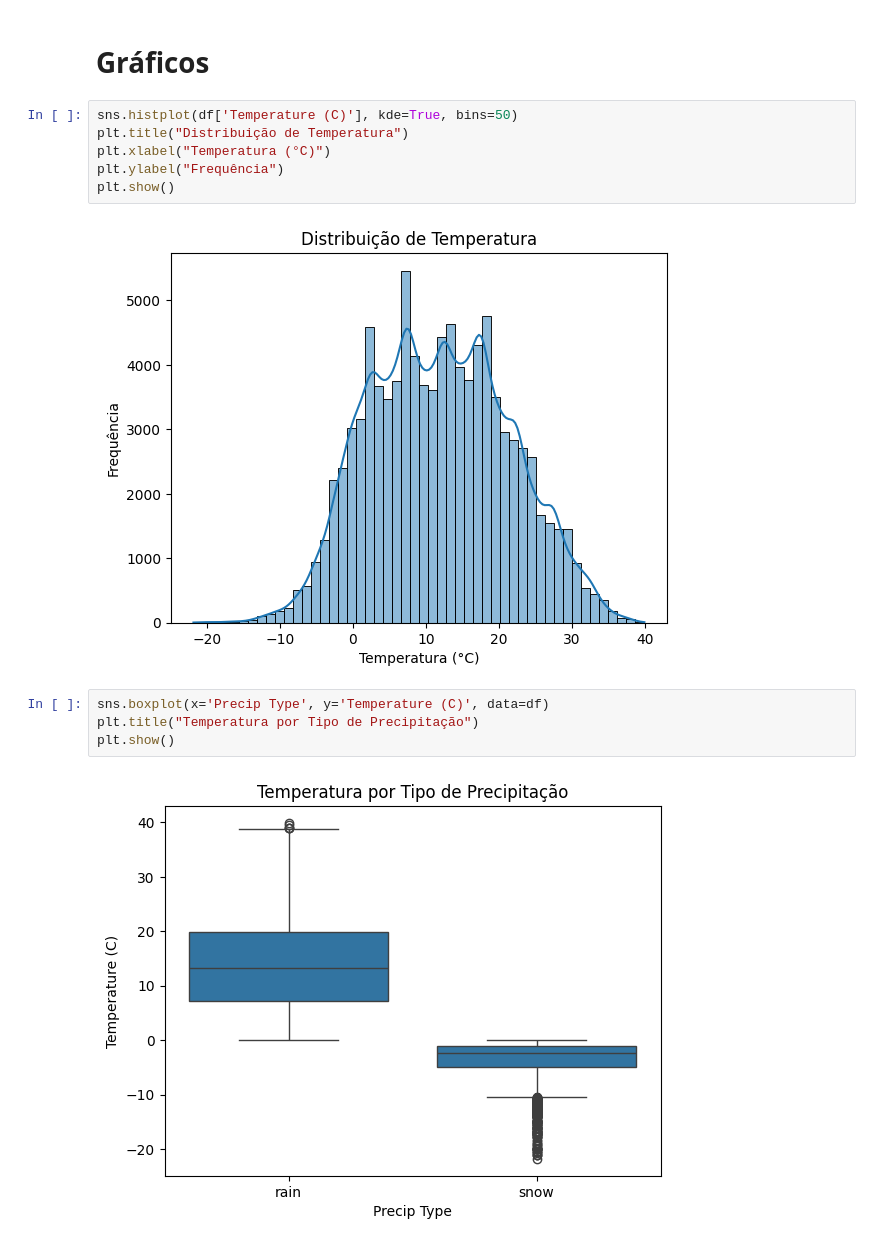
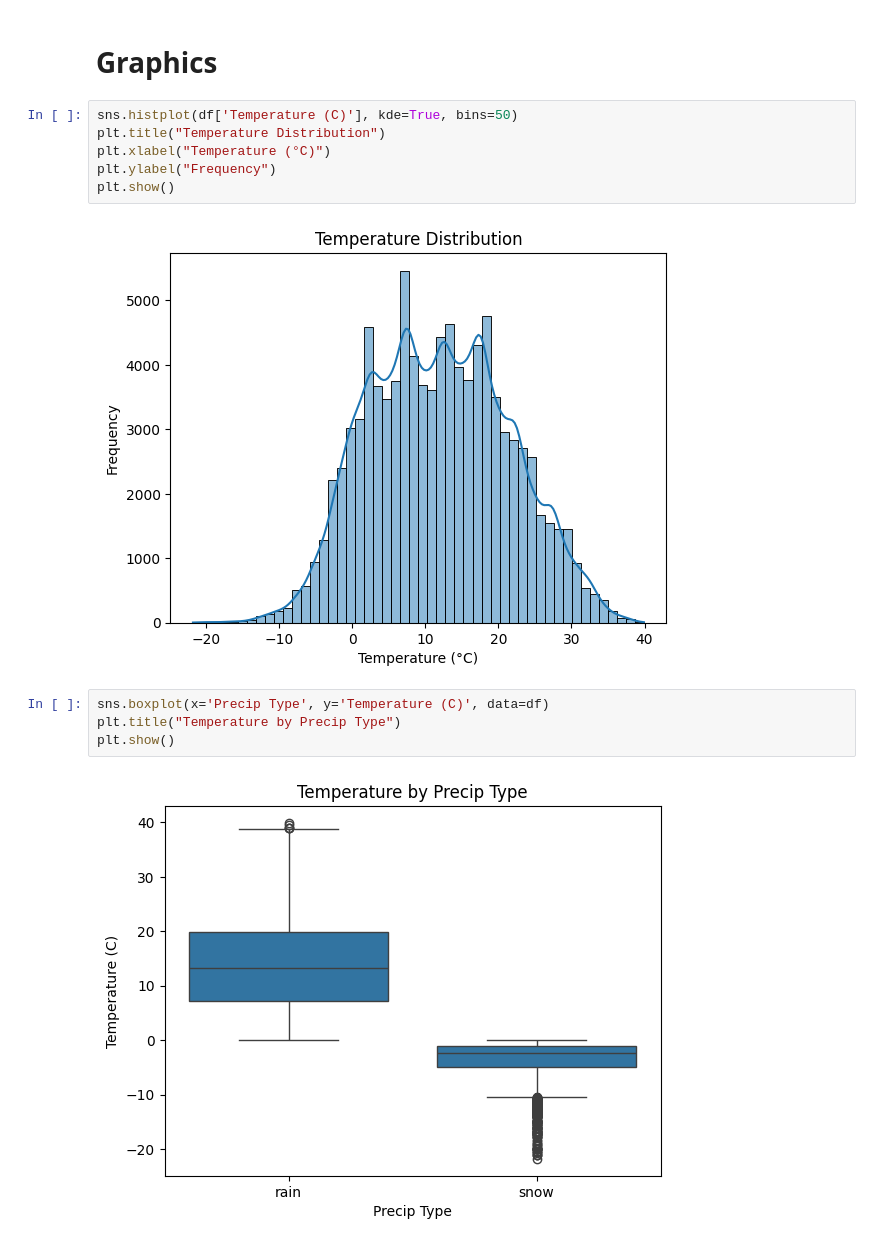
Before and after one commit to f-claudiosena/temperature-prediction-project, a Jupyter notebook: notebooks/01_EAD.ipynb, the cells around one changed output. Cells and saved outputs as stored; diff of their text form.

```diff
--- a/notebooks/01_EAD.ipynb
+++ b/notebooks/01_EAD.ipynb
@@ -40,20 +40,20 @@ Pressure (millibars)        float64
 75%             1021.090000
 max             1046.380000
 # %% [markdown]
-# Gráficos
+# Graphics
 # %%
 sns.histplot(df['Temperature (C)'], kde=True, bins=50)
-plt.title("Distribuição de Temperatura")
-plt.xlabel("Temperatura (°C)")
-plt.ylabel("Frequência")
+plt.title("Temperature Distribution")
+plt.xlabel("Temperature (°C)")
+plt.ylabel("Frequency")
 plt.show()
 # %% [output]
-[figure, old version]
+[figure, new version]
 # %%
 sns.boxplot(x='Precip Type', y='Temperature (C)', data=df)
-plt.title("Temperatura por Tipo de Precipitação")
+plt.title("Temperature by Precip Type")
 plt.show()
 # %% [output]
-[figure, old version]
+[figure, new version]
 # %%
 sns.heatmap(df.corr(numeric_only=True), annot=True, fmt=".2f", cmap='coolwarm')
```
Also changed, not shown: parts of 2 cells of this notebook, 4 other files.
